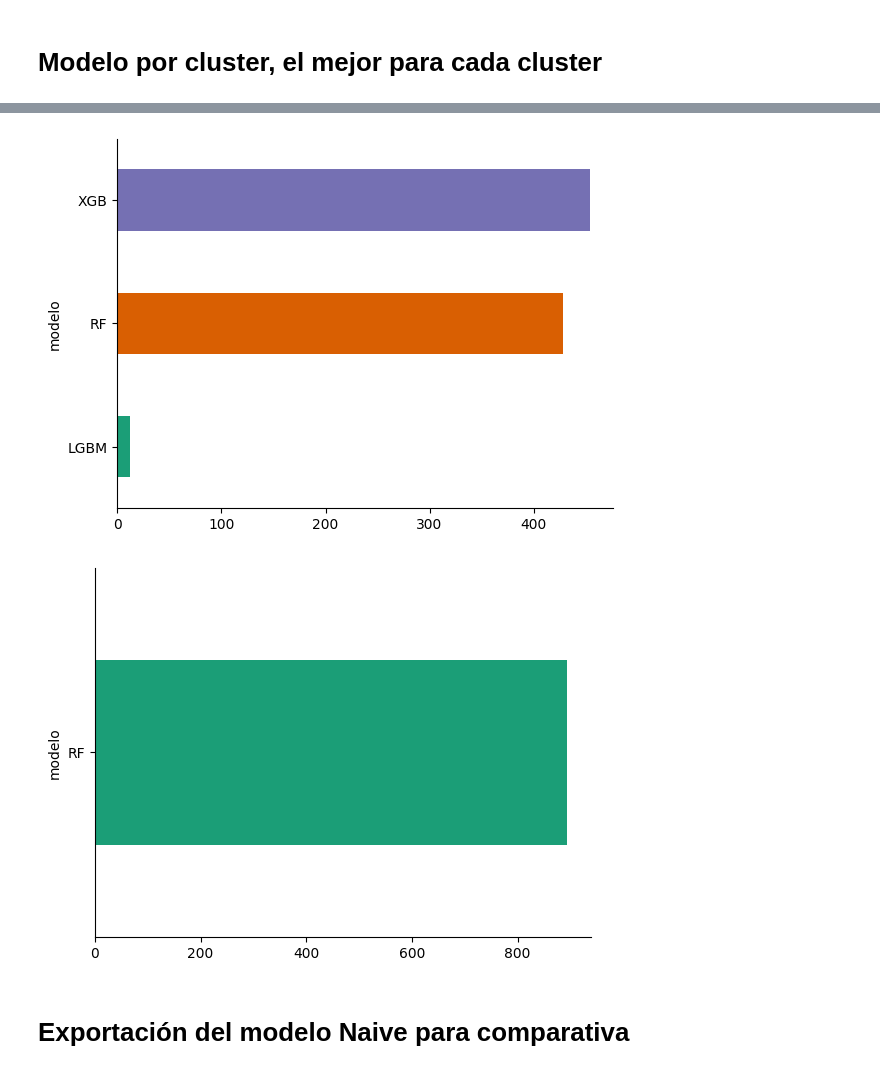
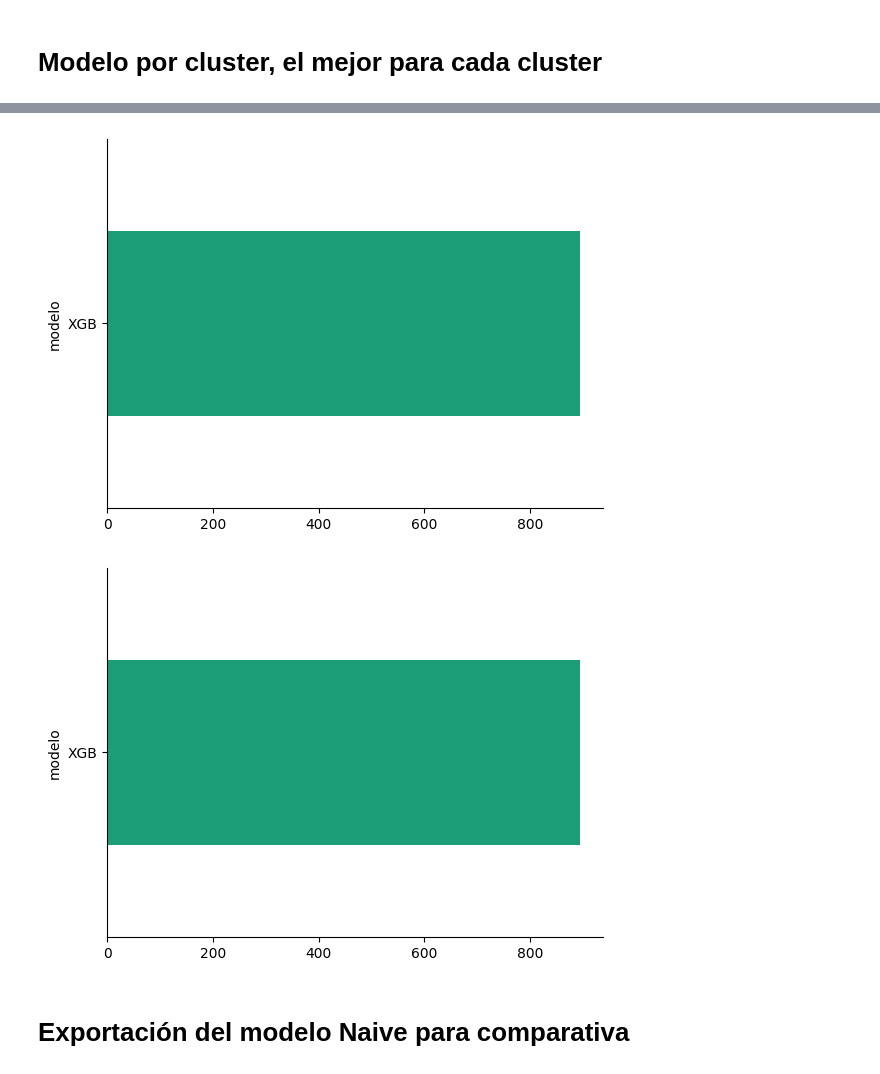
Before and after one commit to YesicaFdzr/TFM_Demand_Prediction, a Jupyter notebook: 02_preprocesado_modelado.ipynb, the cells around one changed output, grey strips where cells are left out. Cells and saved outputs as stored; diff of their text form; code cells hidden in the pictures.

```diff
--- a/02_preprocesado_modelado.ipynb
+++ b/02_preprocesado_modelado.ipynb
@@ -3700,41 +3819,43 @@ EVS: 0.9146
 # %%
 df_preds_cluster_rf_kmeans['modelo'] = 'RF'
 df_preds_cluster_xgb_kmeans['modelo'] = 'XGB'
 df_preds_cluster_mlp_kmeans['modelo'] = 'MLP'
 df_preds_cluster_lgbm_kmeans['modelo'] = 'LGBM'
 df_preds_cluster_dt_kmeans['modelo'] = 'DT'
 
+df_preds_cluster_rf_kmeans['metric_RMSE'] = np.sqrt(mean_squared_error(df_preds_cluster_rf_kmeans['udsVenta'], df_preds_cluster_rf_kmeans['udsVenta_pred']))
+df_preds_cluster_xgb_kmeans['metric_RMSE'] = np.sqrt(mean_squared_error(df_preds_cluster_xgb_kmeans['udsVenta'], df_preds_cluster_xgb_kmeans['udsVenta_pred']))
+df_preds_cluster_mlp_kmeans['metric_RMSE'] = np.sqrt(mean_squared_error(df_preds_cluster_mlp_kmeans['udsVenta'], df_preds_cluster_mlp_kmeans['udsVenta_pred']))
+df_preds_cluster_lgbm_kmeans['metric_RMSE'] = np.sqrt(mean_squared_error(df_preds_cluster_lgbm_kmeans['udsVenta'], df_preds_cluster_lgbm_kmeans['udsVenta_pred']))
+df_preds_cluster_dt_kmeans['metric_RMSE'] = np.sqrt(mean_squared_error(df_preds_cluster_dt_kmeans['udsVenta'], df_preds_cluster_dt_kmeans['udsVenta_pred']))
+
 # Combinar todas las predicciones en un solo DataFrame
 df_all_preds_kmeans = pd.concat([
-    df_preds_cluster_rf_kmeans.groupby(['cluster', 'modelo'], as_index=False).agg({'metric_RMSE': 'first'}),
-    df_preds_cluster_xgb_kmeans.groupby(['cluster', 'modelo'], as_index=False).agg({'metric_RMSE': 'first'}),
-    df_preds_cluster_mlp_kmeans.groupby(['cluster', 'modelo'], as_index=False).agg({'metric_RMSE': 'first'}),
-    df_preds_cluster_lgbm_kmeans.groupby(['cluster', 'modelo'], as_index=False).agg({'metric_RMSE': 'first'}),
-    df_preds_cluster_dt_kmeans.groupby(['cluster', 'modelo'], as_index=False).agg({'metric_RMSE': 'first'})
+    df_preds_cluster_rf_kmeans.groupby(['producto', 'modelo'], as_index=False).agg({'metric_RMSE': 'first'}),
+    df_preds_cluster_xgb_kmeans.groupby(['producto', 'modelo'], as_index=False).agg({'metric_RMSE': 'first'}),
+    df_preds_cluster_mlp_kmeans.groupby(['producto', 'modelo'], as_index=False).agg({'metric_RMSE': 'first'}),
+    df_preds_cluster_lgbm_kmeans.groupby(['producto', 'modelo'], as_index=False).agg({'metric_RMSE': 'first'}),
+    df_preds_cluster_dt_kmeans.groupby(['producto', 'modelo'], as_index=False).agg({'metric_RMSE': 'first'})
 ], ignore_index=True)
 
 #Renombrar columna RMSE
 df_all_preds_kmeans = df_all_preds_kmeans.rename(columns={'metric_RMSE': 'RMSE'})
 
 #Identificar el mejor modelo por cluster
-best_models_per_cluster = df_all_preds_kmeans.loc[df_all_preds_kmeans.groupby('cluster')['RMSE'].idxmin()].reset_index(drop=True)
+best_models_per_cluster = df_all_preds_kmeans.loc[df_all_preds_kmeans.groupby('producto')['RMSE'].idxmin()].reset_index(drop=True)
 
-# Añadir columna de producto
-best_models_per_cluster = pd.merge(best_models_per_cluster,
-         datos_ventas_stock_calendario_clean_cluster_kmeans[['cluster', 'producto']].drop_duplicates(),
-         on='cluster', how='left')
 
 # Ordenamos por producto
 best_models_per_cluster = best_models_per_cluster.sort_values(by='producto').reset_index(drop=True)
 
 #Guardamos el resultado en un CSV
 best_models_per_cluster.to_csv('Mejores_Modelos_por_Cluster_Kmeans.csv', index=False)
 
 #Visuaizacion de los mejores modelos por producto
 best_models_per_cluster.groupby('modelo').size().plot(kind='barh', color=sns.palettes.mpl_palette('Dark2'))
 plt.gca().spines[['top', 'right',]].set_visible(False)
 # %% [output]
-[figure, old version]
+[figure, new version]
 # %%
 df_preds_cluster_rf_gmm['modelo'] = 'RF'
 df_preds_cluster_xgb_gmm['modelo'] = 'XGB'
@@ -3742,25 +3863,26 @@ df_preds_cluster_mlp_gmm['modelo'] = 'MLP'
 df_preds_cluster_lgbm_gmm['modelo'] = 'LGBM'
 df_preds_cluster_dt_gmm['modelo'] = 'DT'
 
+df_preds_cluster_rf_gmm['metric_RMSE'] =  np.sqrt(mean_squared_error(df_preds_cluster_rf_gmm['udsVenta'], df_preds_cluster_rf_gmm['udsVenta_pred']))
+df_preds_cluster_xgb_gmm['metric_RMSE'] =  np.sqrt(mean_squared_error(df_preds_cluster_xgb_gmm['udsVenta'], df_preds_cluster_xgb_gmm['udsVenta_pred']))
+df_preds_cluster_mlp_gmm['metric_RMSE'] =  np.sqrt(mean_squared_error(df_preds_cluster_mlp_gmm['udsVenta'], df_preds_cluster_mlp_gmm['udsVenta_pred']))
+df_preds_cluster_lgbm_gmm['metric_RMSE'] =  np.sqrt(mean_squared_error(df_preds_cluster_lgbm_gmm['udsVenta'], df_preds_cluster_lgbm_gmm['udsVenta_pred']))
+df_preds_cluster_dt_gmm['metric_RMSE'] =  np.sqrt(mean_squared_error(df_preds_cluster_dt_gmm['udsVenta'], df_preds_cluster_dt_gmm['udsVenta_pred']))
+
 # Combinar todas las predicciones en un solo DataFrame
 df_all_preds_gmm = pd.concat([
-    df_preds_cluster_rf_gmm.groupby(['cluster_gmm', 'modelo'], as_index=False).agg({'metric_RMSE': 'first'}),
-    df_preds_cluster_xgb_gmm.groupby(['cluster_gmm', 'modelo'], as_index=False).agg({'metric_RMSE': 'first'}),
-    df_preds_cluster_mlp_gmm.groupby(['cluster_gmm', 'modelo'], as_index=False).agg({'metric_RMSE': 'first'}),
-    df_preds_cluster_lgbm_gmm.groupby(['cluster_gmm', 'modelo'], as_index=False).agg({'metric_RMSE': 'first'}),
-    df_preds_cluster_dt_gmm.groupby(['cluster_gmm', 'modelo'], as_index=False).agg({'metric_RMSE': 'first'})
+    df_preds_cluster_rf_gmm.groupby(['producto', 'modelo'], as_index=False).agg({'metric_RMSE': 'first'}),
+    df_preds_cluster_xgb_gmm.groupby(['producto', 'modelo'], as_index=False).agg({'metric_RMSE': 'first'}),
+    df_preds_cluster_mlp_gmm.groupby(['producto', 'modelo'], as_index=False).agg({'metric_RMSE': 'first'}),
+    df_preds_cluster_lgbm_gmm.groupby(['producto', 'modelo'], as_index=False).agg({'metric_RMSE': 'first'}),
+    df_preds_cluster_dt_gmm.groupby(['producto', 'modelo'], as_index=False).agg({'metric_RMSE': 'first'})
 ], ignore_index=True)
 
 #Renombrar columna RMSE
 df_all_preds_gmm = df_all_preds_gmm.rename(columns={'metric_RMSE': 'RMSE'})
 
 #Identificar el mejor modelo por cluster
-best_models_per_cluster_gmm = df_all_preds_gmm.loc[df_all_preds_gmm.groupby('cluster_gmm')['RMSE'].idxmin()].reset_index(drop=True)
-
-# Añadir columna de producto
-best_models_per_cluster_gmm = pd.merge(best_models_per_cluster_gmm,
-         datos_ventas_stock_calendario_clean_cluster_gmm[['cluster_gmm', 'producto']].drop_duplicates(),
-         on='cluster_gmm', how='left')
+best_models_per_cluster_gmm = df_all_preds_gmm.loc[df_all_preds_gmm.groupby('producto')['RMSE'].idxmin()].reset_index(drop=True)
 
 # Ordenamos por producto
 best_models_per_cluster_gmm = best_models_per_cluster_gmm.sort_values(by='producto').reset_index(drop=True)
@@ -3772,7 +3894,7 @@ best_models_per_cluster_gmm.to_csv('Mejores_Modelos_por_Cluster_GMM.csv', index=
 best_models_per_cluster_gmm.groupby('modelo').size().plot(kind='barh', color=sns.palettes.mpl_palette('Dark2'))
 plt.gca().spines[['top', 'right',]].set_visible(False)
 # %% [output]
-[figure, old version]
+[figure, new version]
 # %% [markdown]
 # Exportación del modelo Naive para comparativa
 # %%
```
Also changed, not shown: parts of 9 cells of this notebook, 1 other file.
